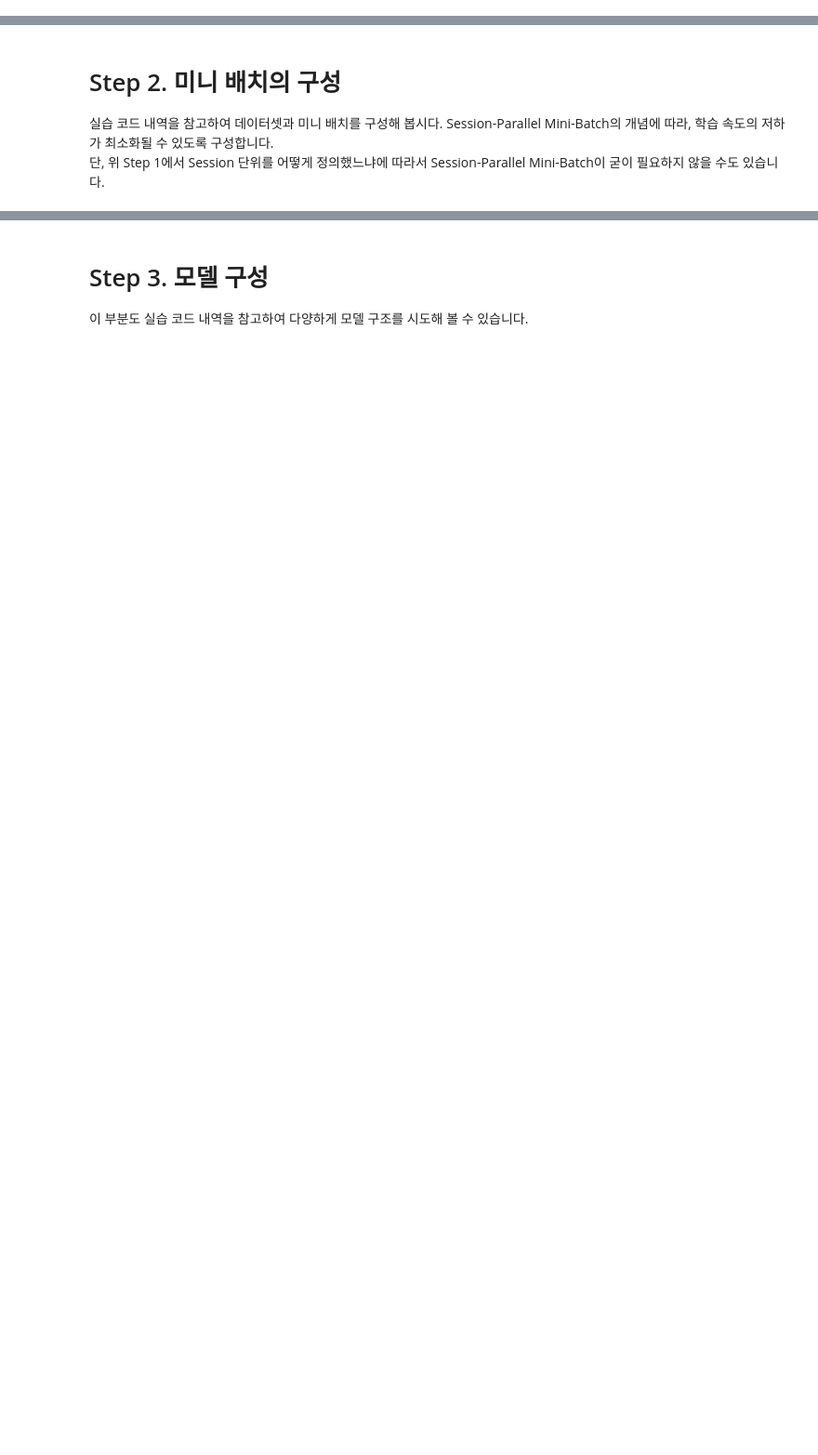
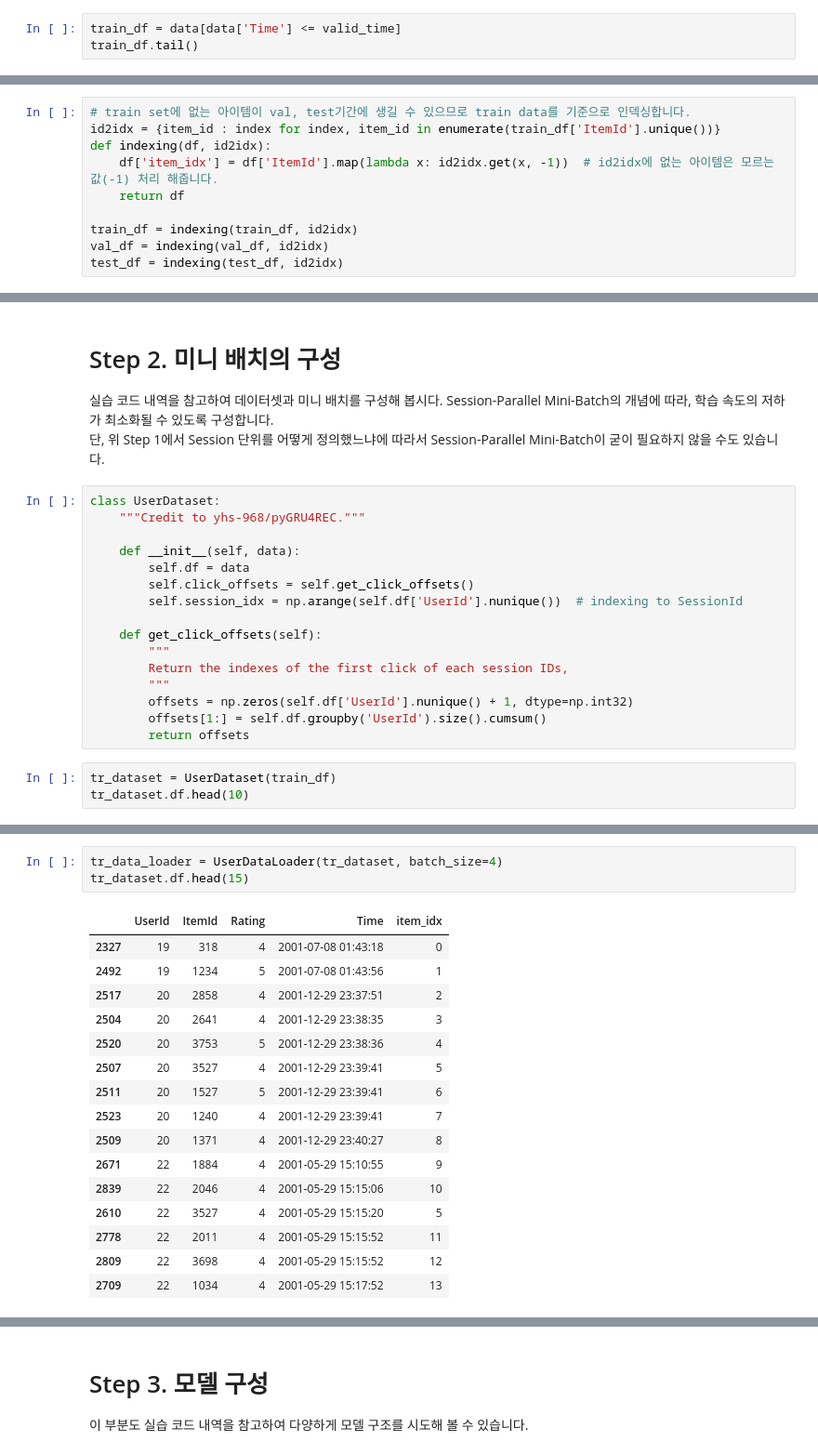
Before and after one commit to Seona056/AIFFEL_Daegu, a Jupyter notebook: [E-16] Movielens 영화 SBR.ipynb, the cells around one changed output, grey strips where cells are left out. Shown: that part at 93% size. Drawn from its saved outputs; the diff is of its cells as text; blank space fills up the shorter version.

```diff
--- a/[E-16] Movielens 영화 SBR.ipynb
+++ b/[E-16] Movielens 영화 SBR.ipynb
@@ -45,0 +263,3 @@ FileNotFoundError: ignored
+# %%
+train_df = data[data['Time'] <= valid_time]
+train_df.tail()
@@ -45,0 +348,10 @@ FileNotFoundError: ignored
+# %%
+# train set에 없는 아이템이 val, test기간에 생길 수 있으므로 train data를 기준으로 인덱싱합니다.
+id2idx = {item_id : index for index, item_id in enumerate(train_df['ItemId'].unique())}
+def indexing(df, id2idx):
+    df['item_idx'] = df['ItemId'].map(lambda x: id2idx.get(x, -1))  # id2idx에 없는 아이템은 모르는 값(-1) 처리 해줍니다.
+    return df
+
+train_df = indexing(train_df, id2idx)
+val_df = indexing(val_df, id2idx)
+test_df = indexing(test_df, id2idx)
@@ -47,3 +367,22 @@ FileNotFoundError: ignored
 # Step 2. 미니 배치의 구성
 실습 코드 내역을 참고하여 데이터셋과 미니 배치를 구성해 봅시다. Session-Parallel Mini-Batch의 개념에 따라, 학습 속도의 저하가 최소화될 수 있도록 구성합니다.<br>
 단, 위 Step 1에서 Session 단위를 어떻게 정의했느냐에 따라서 Session-Parallel Mini-Batch이 굳이 필요하지 않을 수도 있습니다.
+# %%
+class UserDataset:
+    """Credit to yhs-968/pyGRU4REC."""
+
+    def __init__(self, data):
+        self.df = data
+        self.click_offsets = self.get_click_offsets()
+        self.session_idx = np.arange(self.df['UserId'].nunique())  # indexing to SessionId
+
+    def get_click_offsets(self):
+        """
+        Return the indexes of the first click of each session IDs,
+        """
+        offsets = np.zeros(self.df['UserId'].nunique() + 1, dtype=np.int32)
+        offsets[1:] = self.df.groupby('UserId').size().cumsum()
+        return offsets
+# %%
+tr_dataset = UserDataset(train_df)
+tr_dataset.df.head(10)
@@ -49,0 +503,20 @@ FileNotFoundError: ignored
+# %%
+tr_data_loader = UserDataLoader(tr_dataset, batch_size=4)
+tr_dataset.df.head(15)
+# %% [output]
+|  | UserId | ItemId | Rating | Time | item_idx |
+| 2327 | 19 | 318 | 4 | 2001-07-08 01:43:18 | 0 |
+| 2492 | 19 | 1234 | 5 | 2001-07-08 01:43:56 | 1 |
+| 2517 | 20 | 2858 | 4 | 2001-12-29 23:37:51 | 2 |
+| 2504 | 20 | 2641 | 4 | 2001-12-29 23:38:35 | 3 |
+| 2520 | 20 | 3753 | 5 | 2001-12-29 23:38:36 | 4 |
+| 2507 | 20 | 3527 | 4 | 2001-12-29 23:39:41 | 5 |
+| 2511 | 20 | 1527 | 5 | 2001-12-29 23:39:41 | 6 |
+| 2523 | 20 | 1240 | 4 | 2001-12-29 23:39:41 | 7 |
+| 2509 | 20 | 1371 | 4 | 2001-12-29 23:40:27 | 8 |
+| 2671 | 22 | 1884 | 4 | 2001-05-29 15:10:55 | 9 |
+| 2839 | 22 | 2046 | 4 | 2001-05-29 15:15:06 | 10 |
+| 2610 | 22 | 3527 | 4 | 2001-05-29 15:15:20 | 5 |
+| 2778 | 22 | 2011 | 4 | 2001-05-29 15:15:52 | 11 |
+| 2809 | 22 | 3698 | 4 | 2001-05-29 15:15:52 | 12 |
+| 2709 | 22 | 1034 | 4 | 2001-05-29 15:17:52 | 13 |
```
Also changed, not shown: parts of 88 cells of this notebook.
